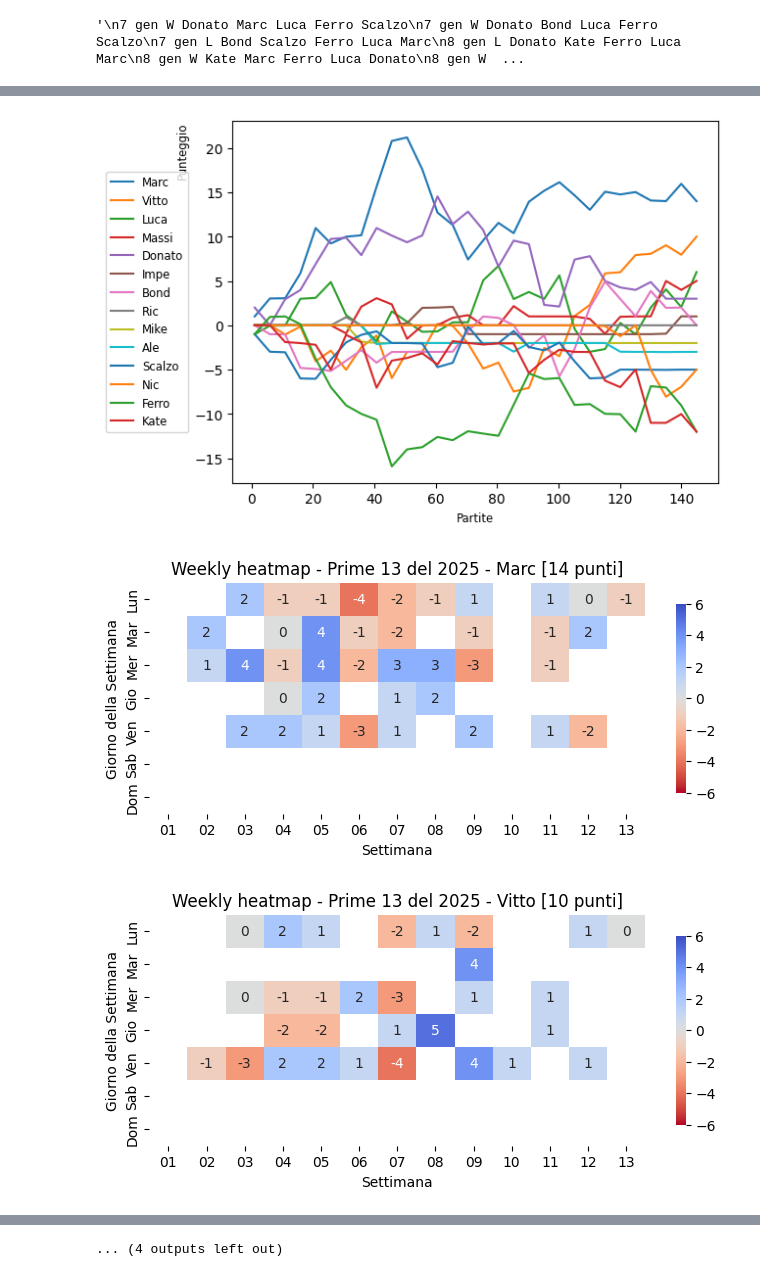
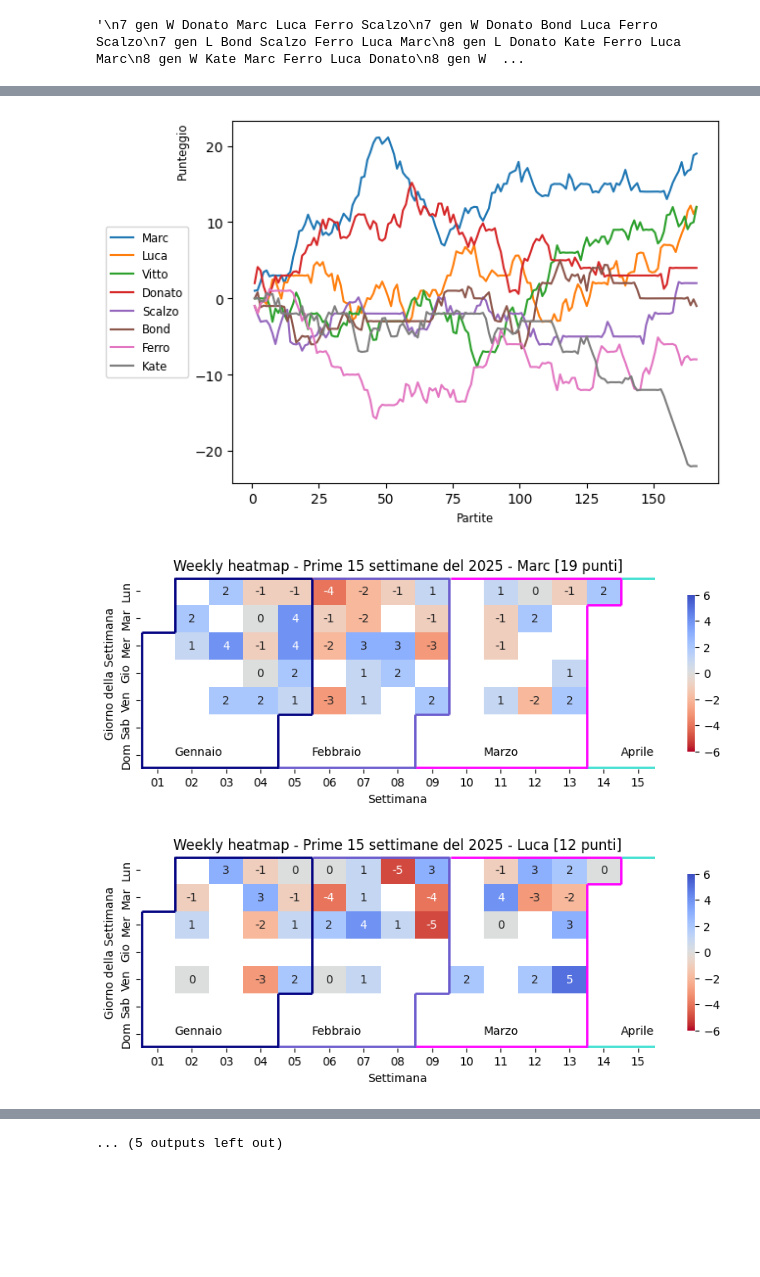
Before and after one commit to marcybon/breescola, a Jupyter notebook: bestemmie_3.ipynb, the cells around one changed output, grey strips where cells are left out. Saved outputs shown, nothing was run; the diff lists cells and outputs as text; code cells hidden in the pictures; blank space fills up the shorter version.

```diff
--- a/bestemmie_3.ipynb
+++ b/bestemmie_3.ipynb
@@ -179,6 +200,7 @@ def parse_partite(raw_data) -> list:
 def conta_presenze(partite):
     presenze = {} # = {'p1': 35, 'p2': 29,...}
     elenco_giocatori_ordine_alfabetico = list()
+    elenco_giocatori_presenze_almeno_20_perc = list()
     for partita in partite:
         giocatori = partita[2]
         for giocatore in giocatori:
@@ -192,7 +214,11 @@ def conta_presenze(partite):
             if giocatore in giocatori:
                 presenze[giocatore] += 1
     presenze = dict(sorted(presenze.items(), key=lambda item: item[1], reverse=True))
-    return elenco_giocatori_ordine_alfabetico, presenze
+    # Fornisci anche una lista con i giocatori che hanno la percentuale di partite giocate maggiore di 20%
+    for giocatore in elenco_giocatori_ordine_alfabetico:
+        if presenze[giocatore] > (len(partite)*0.35):
+            elenco_giocatori_presenze_almeno_20_perc.append(giocatore)
+    return elenco_giocatori_ordine_alfabetico, elenco_giocatori_presenze_almeno_20_perc, presenze
 
 def calcola_classifica(partite):
     # Dizionario per i punteggi dei giocatori
@@ -249,7 +275,7 @@ def conta_punti_a_partita(punteggi, presenze):
 def calcola_time():
     today = datetime.today().strftime('%d/%m')
     hourUTC = datetime.now().strftime('%H')
-    hourIT = int(hourUTC) + 1
+    hourIT = int(hourUTC) + 2 # Cambiare tra +1 e +2 per ora solare/ora legale
     min = datetime.now().strftime('%M')
     now = f"{hourIT}:{min}"
     return today, now
@@ -333,7 +359,7 @@ def disegna(giocatore, partite):
   x = (np.arange(1, len(partite)+1)).tolist()
   y = np.array(incremento_punteggi[giocatore])
   X_Y_Spline = make_interp_spline(x, y)
-  X_ = np.linspace(x[0], x[len(x)-1], 30)
+  X_ = np.linspace(x[0], x[len(x)-1], 150)
   Y_ = X_Y_Spline(X_)
   plt.xlabel('Partite', fontsize='small')
   plt.ylabel('Punteggio', loc='top', fontsize='small')
@@ -560,18 +586,50 @@ def crea_heatmap_settimanale(anno, numero_settimane, giornate_giocate, nome_gioc
     mask = df_pivot.map(lambda x: pd.isna(x))
     colors = ["red", "orange", "white", "lightgreen", "green"]
     custom_cmap = LinearSegmentedColormap.from_list("custom_cmap", colors, N=8)
-
     # Normalizzazione e definizione massimo e minimo per l'asse dei colori
-    # Minimo -8 e massimo +6, il centro è sempre 0
+    # Minimo -6 e massimo +6 così il centro è sempre 0
     norm = TwoSlopeNorm(vmin=-6, vcenter=0, vmax=6)
     # Crea la heatmap
-    plt.figure(figsize=(8, 3))
+    plt.figure(figsize=(10, 3))
     #sns.heatmap(df_pivot, annot=True, cmap='Spectral', norm=norm, fmt='.0f', cbar_kws={'shrink': .82})
     # Mappe: 'Spectral', 'RdYlGn', 'magma', 'bwr_r', 'coolwarm_r', custom_cmap
     sns.heatmap(df_pivot, annot=True, cmap='coolwarm_r', fmt='g', norm=norm, mask=mask, cbar_kws={'shrink': .82})
-    plt.title(f'Weekly heatmap - Prime {numero_settimane} del {anno} - {nome_giocatore} [{punteggio_giocatore} punti]')
+    plt.title(f'Weekly heatmap - Prime {numero_settimane} settimane del {anno} - {nome_giocatore} [{punteggio_giocatore} punti]')
     plt.xlabel('Settimana')
     plt.ylabel('Giorno della Settimana')
+    # Disegna linee per delimitare i mesi
+    # Gennaio
+    plt.text(1, 6.5, "Gennaio")
+    plt.vlines(x=5, ymin=0.05, ymax=5, color='navy', linewidth=2)    # Linea verticale settimana 5 fino a venerdì
+    plt.hlines(y=5, xmin=4, xmax=5, color='navy', linewidth=2)
+    plt.vlines(x=4, ymin=5, ymax=7, color='navy', linewidth=2)
+    plt.hlines(y=0.05, xmin=1, xmax=5, color='navy', linewidth=2)    # Contorni esterni
+    plt.vlines(x=1, ymin=0, ymax=2, color='navy', linewidth=2)
+    plt.hlines(y=2, xmin=0.05, xmax=1, color='navy', linewidth=2)
+    plt.vlines(x=0.05, ymin=2, ymax=7, color='navy', linewidth=2)
+    plt.hlines(y=6.95, xmin=0.05, xmax=4, color='navy', linewidth=2)
+    # Febbraio
+    plt.text(5, 6.5, "Febbraio")
+    plt.vlines(x=9, ymin=0, ymax=5, color='slateblue', linewidth=2)
+    plt.hlines(y=5, xmin=8, xmax=9, color='slateblue', linewidth=2)
+    plt.vlines(x=8, ymin=5, ymax=7, color='slateblue', linewidth=2)
+    plt.hlines(y=0.05, xmin=5.03, xmax=9, color='slateblue', linewidth=2)
+    plt.hlines(y=6.95, xmin=4.03, xmax=8, color='slateblue', linewidth=2)
+    # Marzo
+    plt.text(10, 6.5, "Marzo")
+    plt.vlines(x=14, ymin=0, ymax=1, color='magenta', linewidth=2)
+    plt.hlines(y=1, xmin=13, xmax=14, color='magenta', linewidth=2)
+    plt.vlines(x=13, ymin=1, ymax=7, color='magenta', linewidth=2)
+    plt.hlines(y=0.05, xmin=9.03, xmax=14, color='magenta', linewidth=2)
+    plt.hlines(y=6.95, xmin=8.03, xmax=13, color='magenta', linewidth=2)
+    # Aprile
+    plt.text(14, 6.5, "Aprile")
+    plt.vlines(x=18, ymin=0, ymax=3, color='turquoise', linewidth=2)
+    plt.hlines(y=3, xmin=17, xmax=18, color='turquoise', linewidth=2)
+    plt.vlines(x=17, ymin=3, ymax=7, color='turquoise', linewidth=2)
+    plt.hlines(y=0.05, xmin=14.03, xmax=18, color='turquoise', linewidth=2)
+    plt.hlines(y=6.95, xmin=13.03, xmax=17, color='turquoise', linewidth=2)
+    # Show graph
     plt.show()
 
 # - - - - - - - - - - - - - - - - - - - - - - - - - - - - - - - - - - - - - - #
@@ -591,7 +649,7 @@ print(f"Classifica 2025 aggiornata al {today}, {now} ({len(partite)} partite):")
 for giocatore, punteggio in classifica:
     print(f"{punteggio}\t{giocatore}")
 # Calcolo presenze per giocatore
-elenco_giocatori_ordine_alfabetico, presenze = conta_presenze(partite)
+elenco_giocatori_ordine_alfabetico, elenco_giocatori_presenze_almeno_20_perc, presenze = conta_presenze(partite)
 print("\nPresenze:")
 presenze = list(presenze.items()) # Perché presenze era un dict e adesso mi serve una list
 for giocatore, presenze_giocatore in presenze:
@@ -622,9 +680,6 @@ for giocatore, punti in punti_a_partita.items():
 #    print(f"{giocatore}:\t{timeseries[giocatore]}")
 
 timeseries = dict(calcola_timeseries(elenco_giocatori_ordine_alfabetico,partite))
-
-
-
 # - - - - - - - - - - - - - - - - - - - - - - - - - - - - - - - - - - - - - - #
 # Run 3
 #incremento_punteggi = dict(calcola_incremento_punteggi(elenco_giocatori_ordine_alfabetico,partite[:5]))
@@ -634,7 +689,14 @@ incremento_punteggi = dict(calcola_incremento_punteggi(elenco_giocatori_ordine_a
 # tutti = elenco_giocatori_ordine_alfabetico
 # print(dict(classifica))
 tutti = list(dict(classifica).keys())
-disegna_multi(tutti, partite)
+# Rimuovi da 'tutti' (cioè nomi ordinati in base alla classifica) i giocatori presenti in elenco_giocatori_presenze_almeno_20_perc
+giocatori_piu_presenti = list()
+for giocatore in tutti:
+  if giocatore in elenco_giocatori_presenze_almeno_20_perc:
+    giocatori_piu_presenti.append(giocatore)
+# Disegna solo giocatori con almeno 20% di partite giocate
+print('\nGiocatori con almeno 35% di partite giocate:')
+disegna_multi(giocatori_piu_presenti, partite)
 # Altrimenti al posto di tutti inserisci una lista di nomi da visualizzare
 # team2024 = ['Donato', 'Luca', 'Marc', 'Ferro', 'Vitto']
 # teamexport = ['Bond', 'Scalzo', 'Vitto']
@@ -667,5 +729,5 @@ for giocatore in classifica:
     nome_giocatore_heatmap = giocatore.__getitem__(0)
     punteggio_giocatore_heatmap = giocatore.__getitem__(1)
 
-    crea_heatmap_settimanale(2025, 13, giornate, nome_giocatore_heatmap, punteggio_giocatore_heatmap)
+    crea_heatmap_settimanale(2025, 15, giornate, nome_giocatore_heatmap, punteggio_giocatore_heatmap)
 # %% [output]
@@ -689,3 +751,3 @@ Mike:   -1.0
-[figure, old version]
+[figure, new version]
-[figure, old version]
+[figure, new version]
-[figure, old version]
+[figure, new version]
@@ -700 +762 @@ Mike:   -1.0
-... (4 outputs left out)
+... (5 outputs left out)
```
Also changed, not shown: parts of 2 cells of this notebook.
